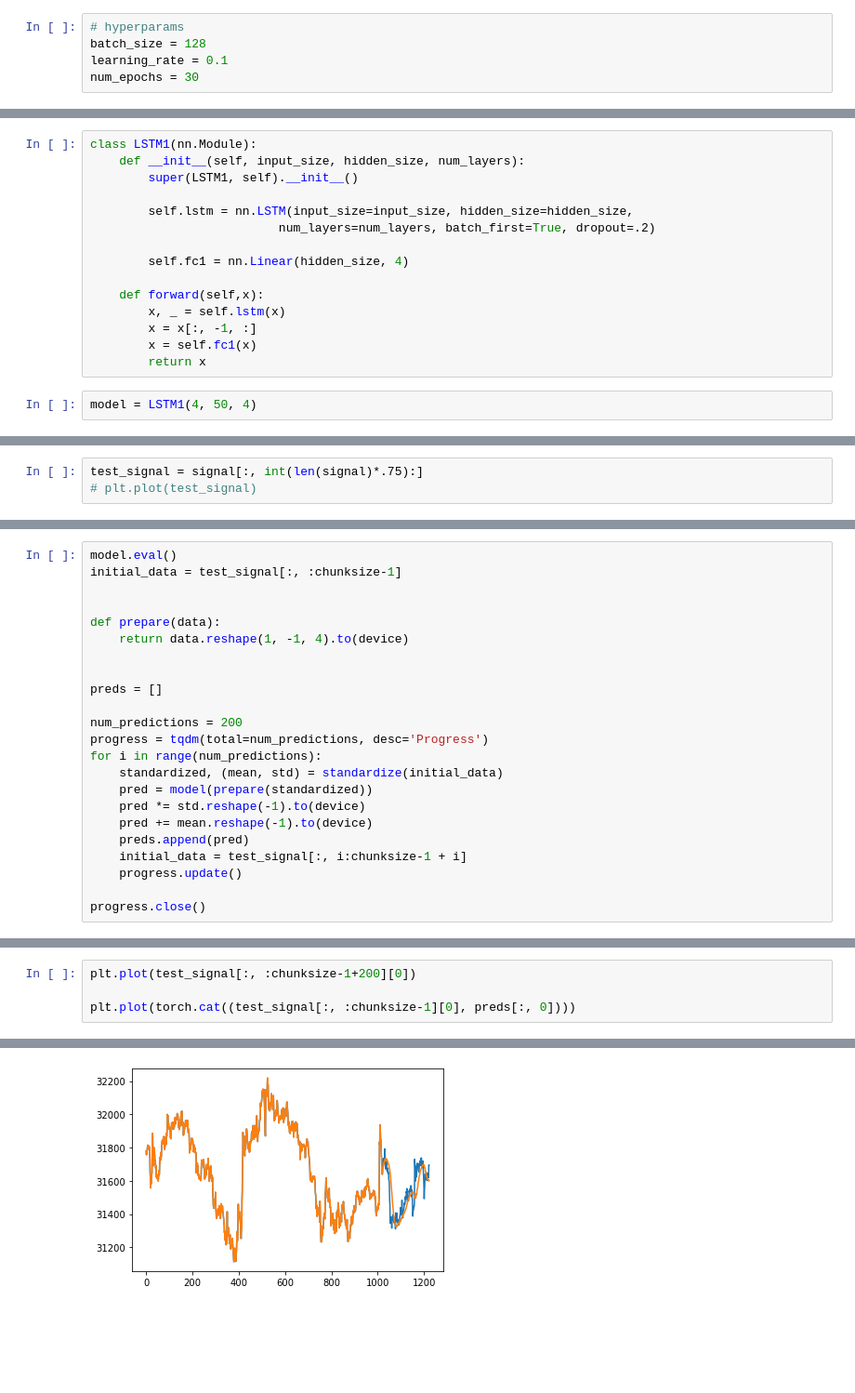
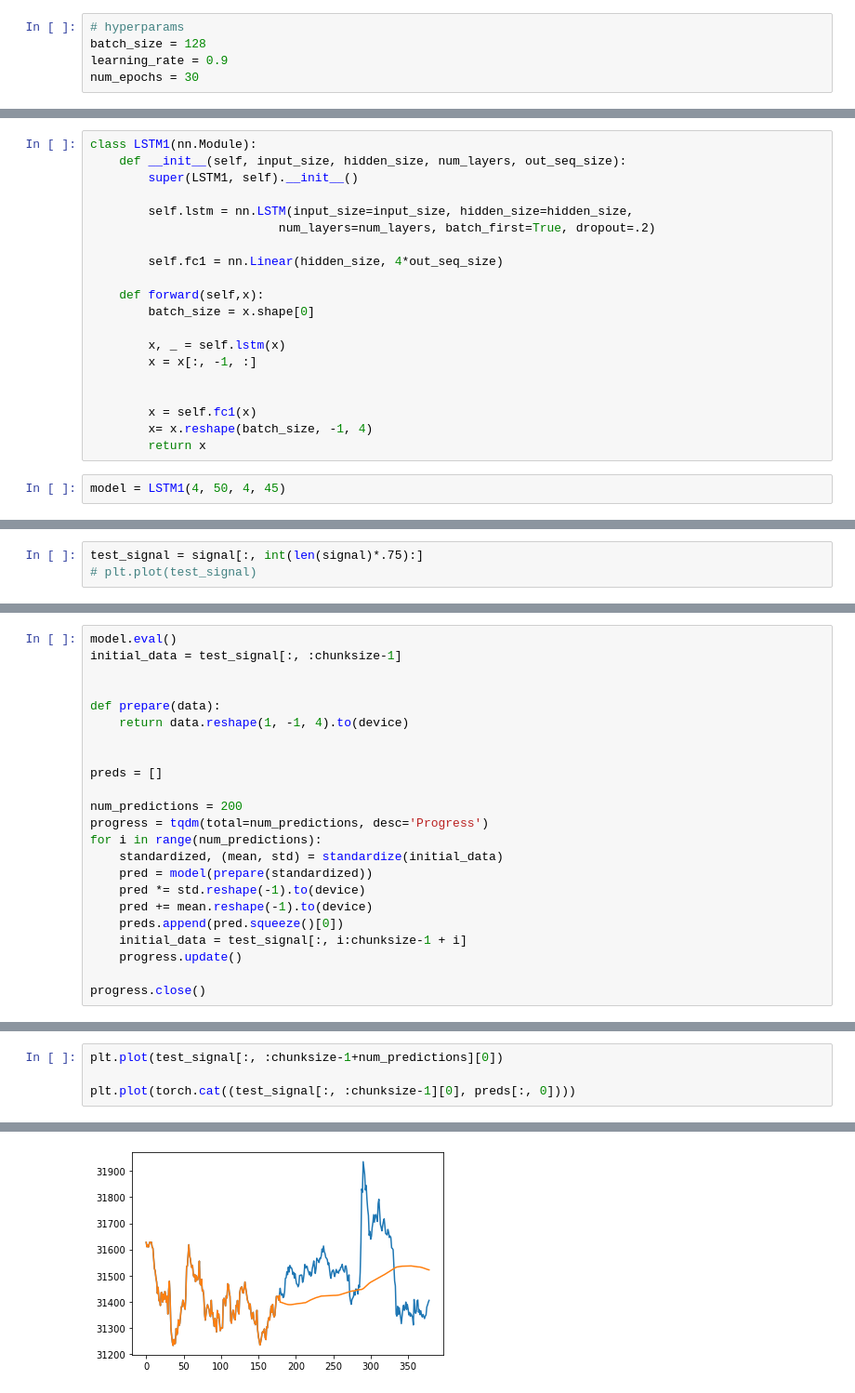
Before and after one commit to krupartea/waveform_predict, a Jupyter notebook: predict_stockprice.ipynb, the cells around one changed output, grey strips where cells are left out. Shown at 93% size. Drawn from its saved outputs; the diff is of its cells as text; blank space fills up the shorter version.

Commit message:
Update predict_stockprice.ipynb
Now model predicts several next values in order to train model to find patterns instead of predicting previous-like value

```diff
--- a/predict_stockprice.ipynb
+++ b/predict_stockprice.ipynb
@@ -125,7 +129,7 @@ len(train_set)
 # %%
 # hyperparams
 batch_size = 128
-learning_rate = 0.1
+learning_rate = 0.9
 num_epochs = 30
 # %%
 train_loader = torch.utils.data.DataLoader(train_set, batch_size=batch_size, shuffle=True)
@@ -133,18 +137,23 @@ val_loader = torch.utils.data.DataLoader(val_set, batch_size=batch_size, shuffle
 test_loader = torch.utils.data.DataLoader(test_set, batch_size=batch_size, shuffle=True)
 # %%
 class LSTM1(nn.Module):
-    def __init__(self, input_size, hidden_size, num_layers):
+    def __init__(self, input_size, hidden_size, num_layers, out_seq_size):
         super(LSTM1, self).__init__()
 
         self.lstm = nn.LSTM(input_size=input_size, hidden_size=hidden_size,
                           num_layers=num_layers, batch_first=True, dropout=.2)
 
-        self.fc1 = nn.Linear(hidden_size, 4)
+        self.fc1 = nn.Linear(hidden_size, 4*out_seq_size)
 
     def forward(self,x):
+        batch_size = x.shape[0]
+
         x, _ = self.lstm(x)
         x = x[:, -1, :]
+
+
         x = self.fc1(x)
+        x= x.reshape(batch_size, -1, 4)
         return x
 # %%
-model = LSTM1(4, 50, 4)
+model = LSTM1(4, 50, 4, 45)
@@ -251,7 +269,7 @@ for i in range(num_predictions):
     pred = model(prepare(standardized))
     pred *= std.reshape(-1).to(device)
     pred += mean.reshape(-1).to(device)
-    preds.append(pred)
+    preds.append(pred.squeeze()[0])
     initial_data = test_signal[:, i:chunksize-1 + i]
     progress.update()
 
@@ -268,7 +286,7 @@ plt.plot(preds)
 # %%
-plt.plot(test_signal[:, :chunksize-1+200][0])
+plt.plot(test_signal[:, :chunksize-1+num_predictions][0])
 
 plt.plot(torch.cat((test_signal[:, :chunksize-1][0], preds[:, 0])))
 # %% [output]
 [<matplotlib.lines.Line2D at 0x...>]
-[figure, old version]
+[figure, new version]
```
Also changed, not shown: parts of 16 cells of this notebook.
